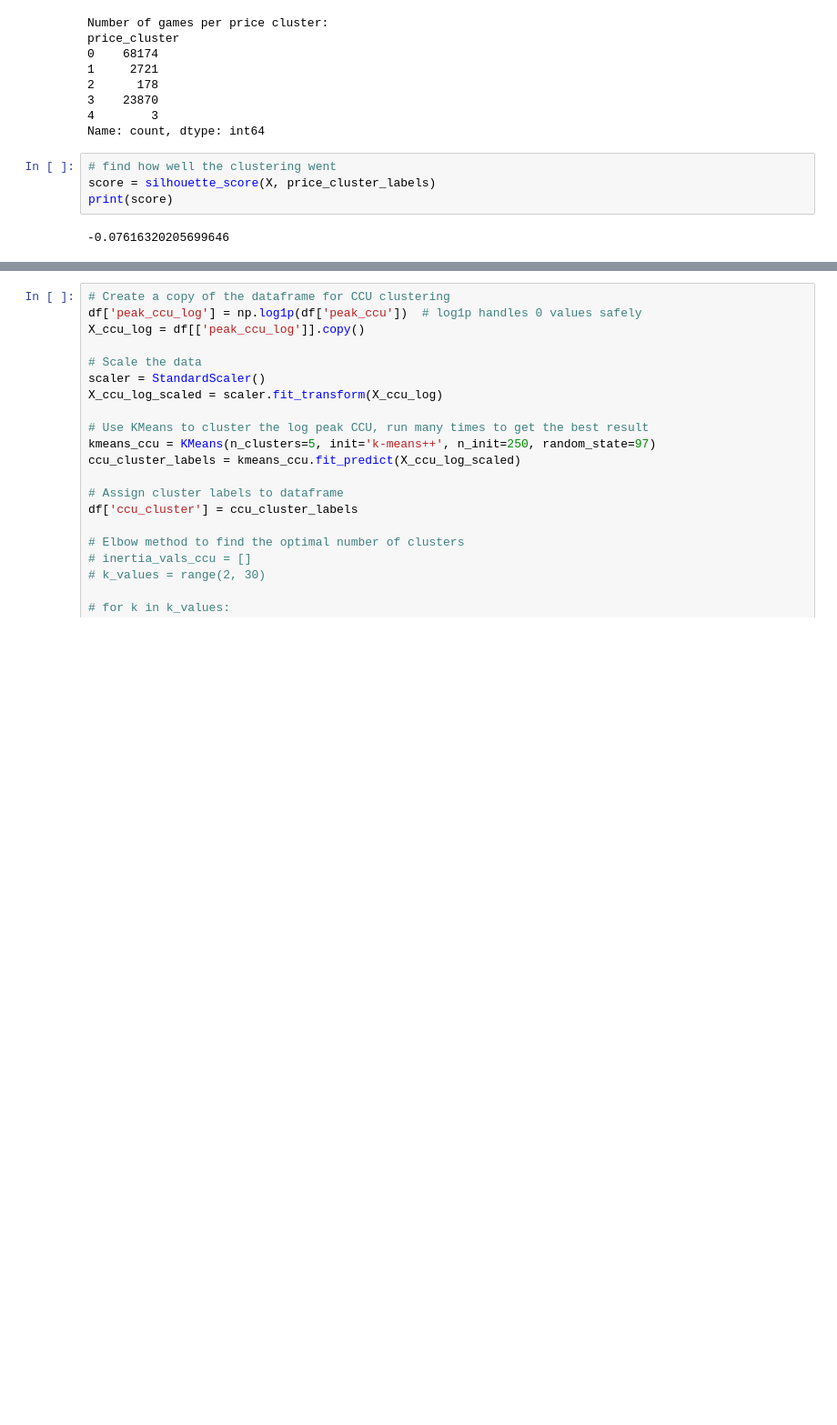
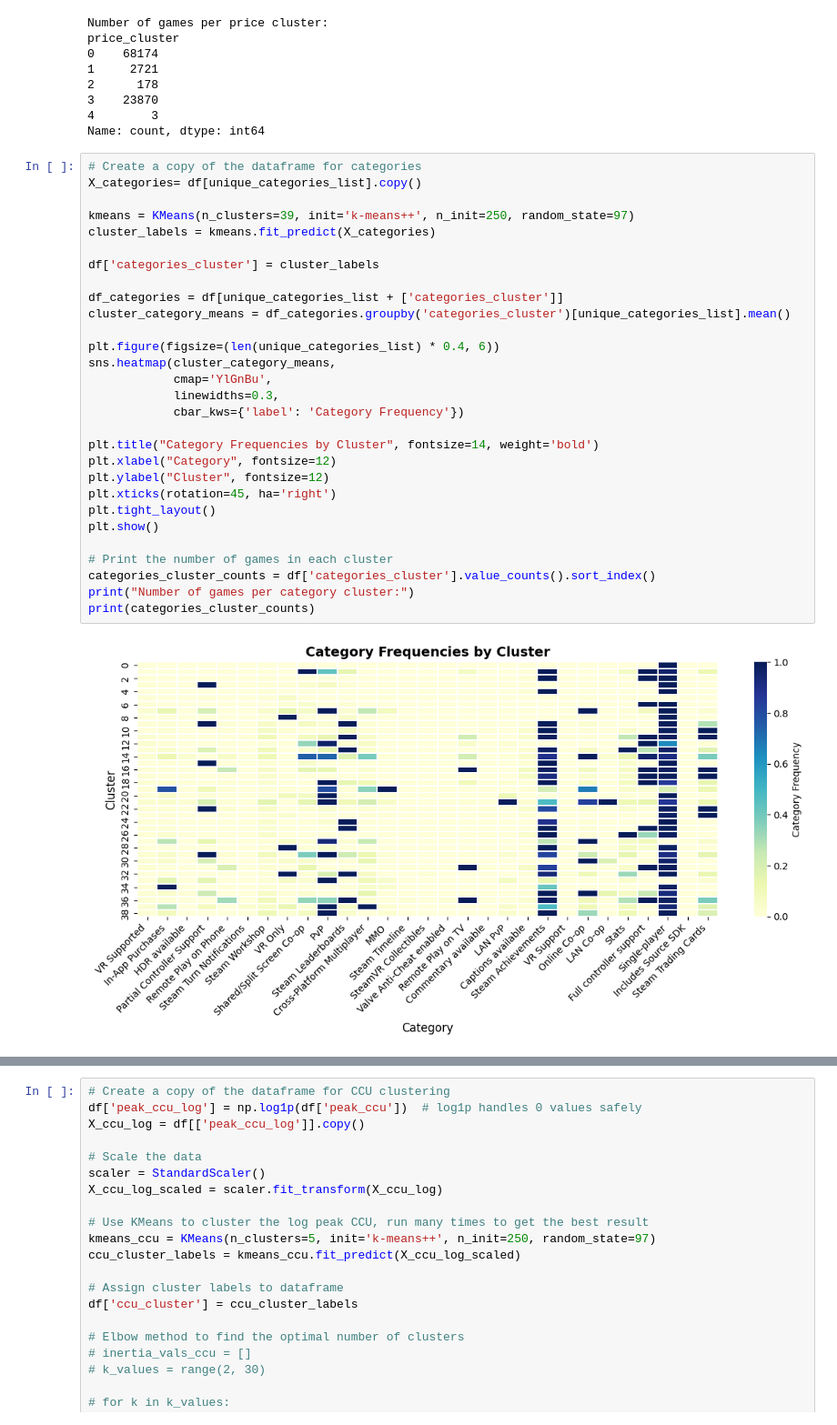
Before and after one commit to bvogler10/CS506_FinalProject, a Jupyter notebook: new-game-plus-backend/newgameplus/notebook.ipynb, the cells around one changed output, grey strips where cells are left out. Shown: that part at 91% size. Drawn from its saved outputs; the diff is of its cells as text; blank space fills up the shorter version.

Commit message:
category and remaining columns clustering

```diff
--- a/new-game-plus-backend/newgameplus/notebook.ipynb
+++ b/new-game-plus-backend/newgameplus/notebook.ipynb
@@ -431,9 +431,34 @@ price_cluster
 3    23870
 4        3
 Name: count, dtype: int64
-# %%
-# find how well the clustering went
-score = silhouette_score(X, price_cluster_labels)
-print(score)
-# %% [output]
--0.07616320205699646
+# %%
+# Create a copy of the dataframe for categories
+X_categories= df[unique_categories_list].copy()
+
+kmeans = KMeans(n_clusters=39, init='k-means++', n_init=250, random_state=97)
+cluster_labels = kmeans.fit_predict(X_categories)
+
+df['categories_cluster'] = cluster_labels
+
+df_categories = df[unique_categories_list + ['categories_cluster']]
+cluster_category_means = df_categories.groupby('categories_cluster')[unique_categories_list].mean()
+
+plt.figure(figsize=(len(unique_categories_list) * 0.4, 6))
+sns.heatmap(cluster_category_means,
+            cmap='YlGnBu',
+            linewidths=0.3,
+            cbar_kws={'label': 'Category Frequency'})
+
+plt.title("Category Frequencies by Cluster", fontsize=14, weight='bold')
+plt.xlabel("Category", fontsize=12)
+plt.ylabel("Cluster", fontsize=12)
+plt.xticks(rotation=45, ha='right')
+plt.tight_layout()
+plt.show()
+
+# Print the number of games in each cluster
+categories_cluster_counts = df['categories_cluster'].value_counts().sort_index()
+print("Number of games per category cluster:")
+print(categories_cluster_counts)
+# %% [output]
+[figure, added]
```
Also changed, not shown: parts of 12 cells of this notebook.
